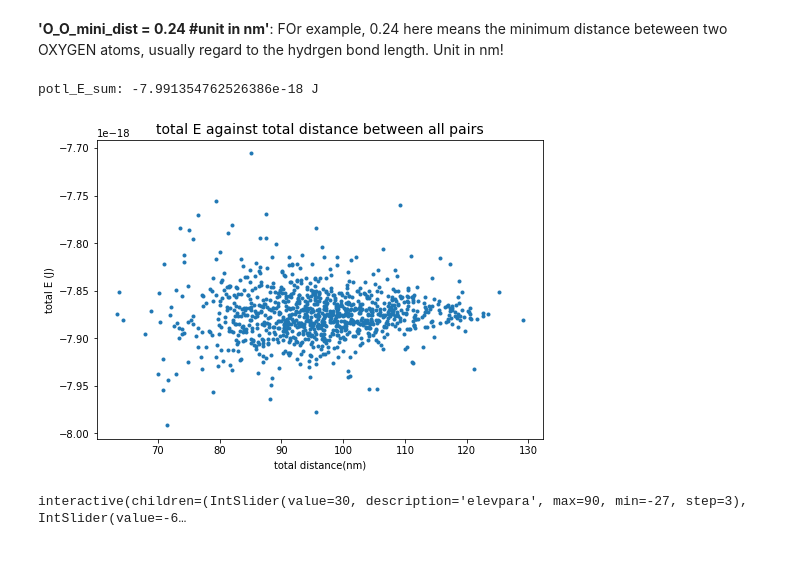
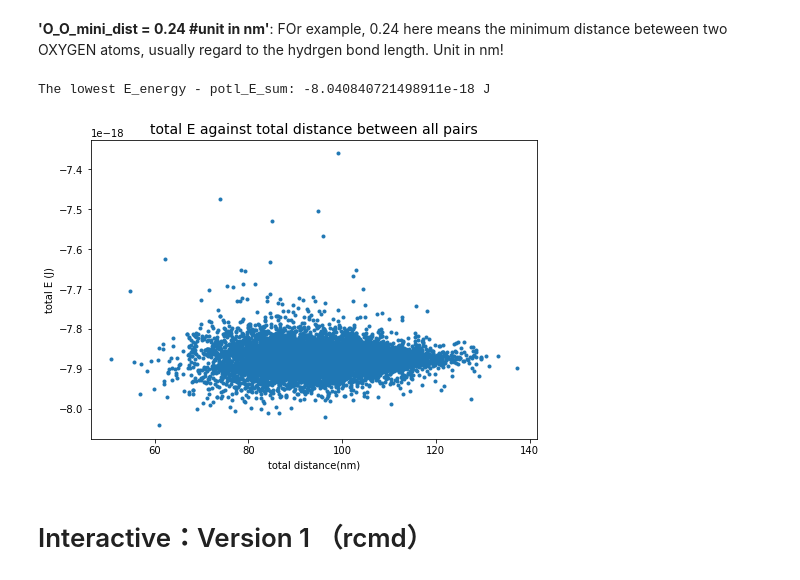
Before and after one commit to notmuchgeek/MPC2_phy_proj, a Jupyter notebook: my_template_calculate_total_electrostatic_energy_with_contrain01.func.ipynb, the cells around one changed output. Saved outputs shown, nothing was run; the diff lists cells and outputs as text; code cells hidden in the pictures.

Commit message:
Updates on two interactive methods

```diff
--- a/my_template_calculate_total_electrostatic_energy_with_contrain01.func.ipynb
+++ b/my_template_calculate_total_electrostatic_energy_with_contrain01.func.ipynb
@@ -51,7 +56,7 @@ total_E_all = []
 
 datasets = []
 #-------IMPORTANT-------BELOW-------range(1000)-------
-for i in range(1000):
+for i in range(10000):
     # generate a set of coord.
     xa=np.random.rand(6)
     ya=np.random.rand(6)
@@ -62,7 +67,7 @@ for i in range(1000):
     xyza = np.stack((np.array(xa), np.array(ya),np.array(za)), axis=-1)
 
     #-------IMPORTANT-------BELOW-------O_O_mini_dist-------
-    O_O_mini_dist = 0.24 #unit in nm.
+    O_O_mini_dist = 0.22 #unit in nm.
 
     while constrain01(xyza,O_O_mini_dist): # test the genrated coord. set, if dist bw O-O < O_O_mini_dist, regenate the coord. sets
         #inside the loop, generate another set
@@ -86,48 +91,35 @@ for i in range(1000):
     #calculate the total distance
     ditance_bw_all.append(total_dist(rall))
     #calculate the total E_energy
     rall = np.array(rall)*1e-9
     potl_E_sum = potl_energy_sum(rall,qall)
     total_E_all.append(potl_E_sum)# all the total E_energy of the succeed coord. set are saved here
 
 #------the coord. set finishing generating------
 #for all the successfully generated coord. sets, find the lowest one
 total_E_all = np.array(total_E_all)
 datasets = np.array(datasets)
 lowest_index = np.argmin(total_E_all)
 
 # calculate the lowest energy
 rall,qall = allatomposns(datasets[lowest_index][0],datasets[lowest_index][1],datasets[lowest_index][2],\
                          datasets[lowest_index][3],datasets[lowest_index][4],datasets[lowest_index][5])
 rall = np.array(rall)*1e-9
 potl_E_sum = potl_energy_sum(rall,qall)
-print('potl_E_sum:',potl_E_sum, 'J')
+print('The lowest E_energy - potl_E_sum:',potl_E_sum, 'J')
 
 
 #-------plot------Total E against total distance-------
 #plot all the possible coord.
 plt.figure(figsize=(8,5.5))
 plt.title('total E against total distance between all pairs',fontsize=14)
 plt.plot(ditance_bw_all, total_E_all, marker='.',linestyle = '')
 
 plt.xlabel('total distance(nm)')
 plt.ylabel('total E (J)')
 plt.show();
-
-#-------plot------3D-coord of the lowest E_energy-------
-#plot the lowest E atoms posi.(interactive)
-@interact
-def make_plot_2(elevpara=(-27,90,3),azimpara=(-117,0,3)):
-    f1,ax1 = mol_plot(moltypes,datasets[lowest_index][1],datasets[lowest_index][2],\
-                      datasets[lowest_index][3],datasets[lowest_index][4],datasets[lowest_index][5])
-    ax1.set_xlabel('x (nm)')
-    ax1.set_ylabel('y (nm)')
-    ax1.set_zlabel('z (nm)')
-    ax1.set_title('molecule positions')
-    ax1.set_aspect('auto')
-    ax1.view_init(elev=elevpara, azim=azimpara) #adjust 'camera angle' with this command if desired - angles are in degrees
-    f1.show();
 # %% [output]
-potl_E_sum: -7.991354762526386e-18 J
+The lowest E_energy - potl_E_sum: -8.040840721498911e-18 J
-[figure, old version]
+[figure, new version]
-interactive(children=(IntSlider(value=30, description='elevpara', max=90, min=-27, step=3), IntSlider(value=-6…
+# %% [markdown]
+# Interactive：Version 1 （rcmd）
```
Also changed, not shown: parts of 5 cells of this notebook, 1 other file.
